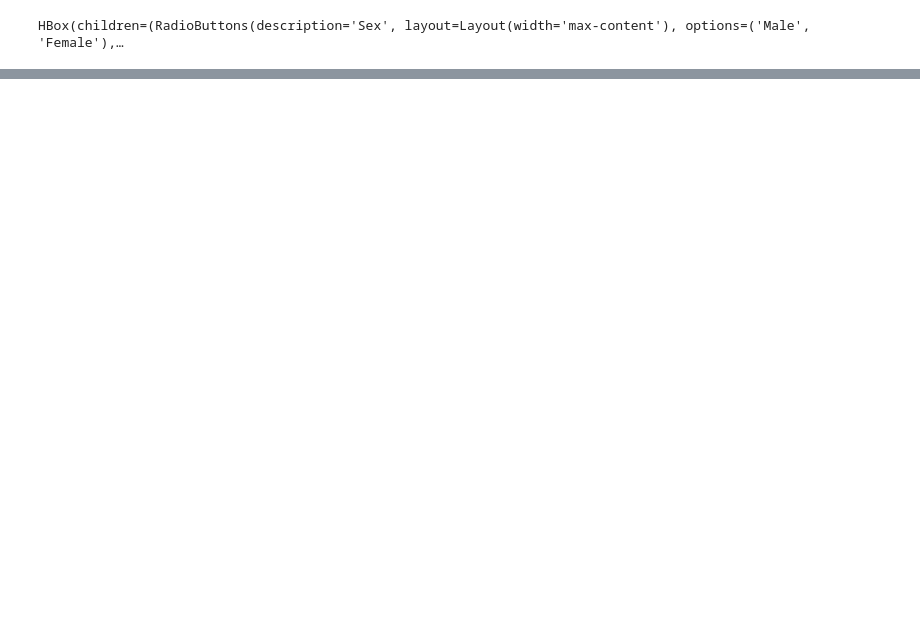
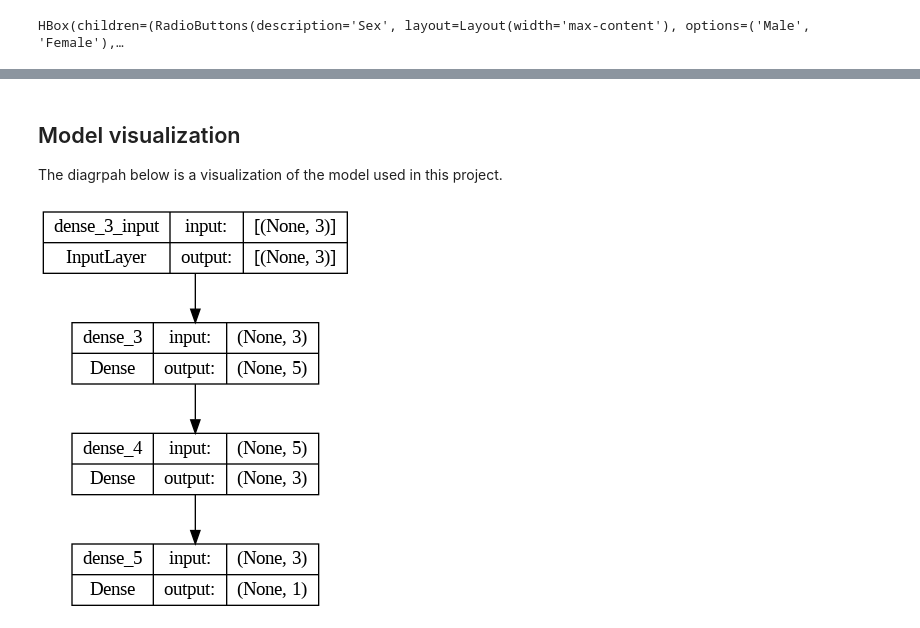
Before and after one commit to MsBadison/WGU-Capstone, a Jupyter notebook: Sepsis.ipynb, the cells around one changed output, grey strips where cells are left out. Drawn from its saved outputs; the diff is of its cells as text; code cells hidden in the pictures; blank space fills up the shorter version.

```diff
--- a/Sepsis.ipynb
+++ b/Sepsis.ipynb
@@ -98,3 +119,12 @@ fig = px.density_heatmap(
 fig.show()
 # %% [output]
 [interactive output not drawn]
+# %% [markdown]
+## Model visualization
+
+The diagrpah below is a visualization of the model used in this project.
+# %%
+# @title
+plot_model(sepsismodel, to_file="sepsismodel_plot.png", show_shapes=True, show_layer_names=True)
+# %% [output]
+[figure, added]
```
Also changed, not shown: parts of 8 cells of this notebook.
